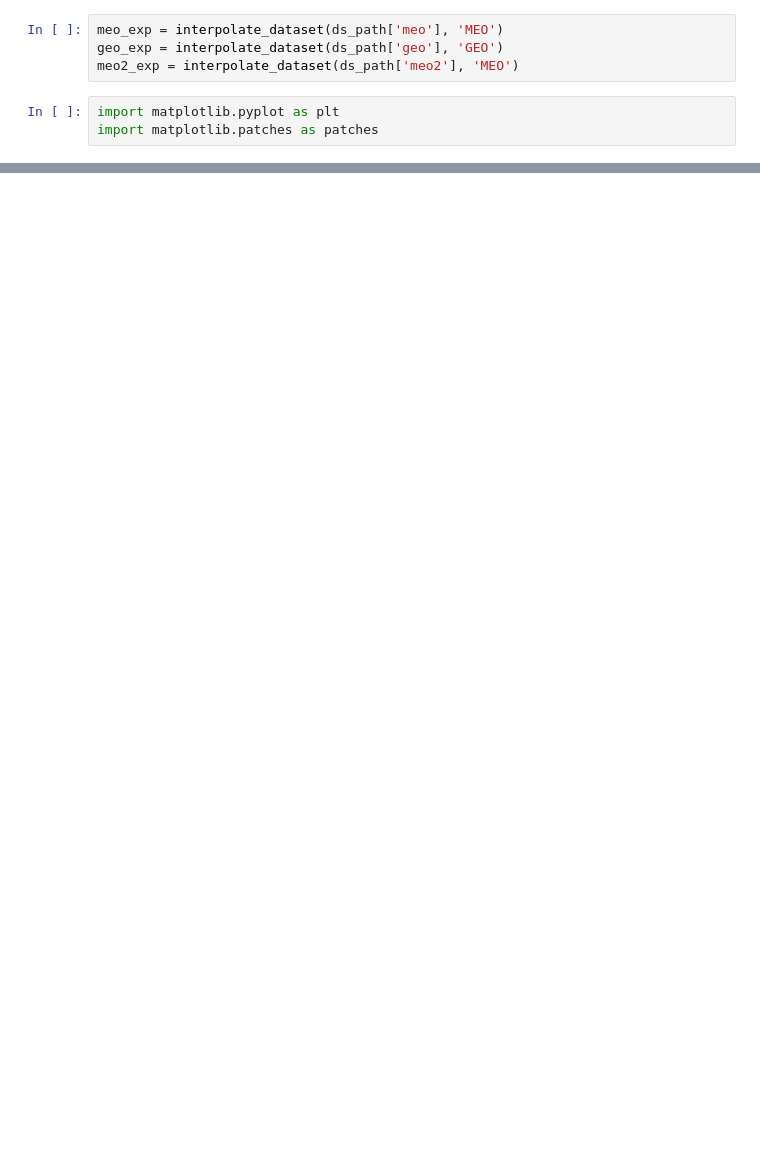
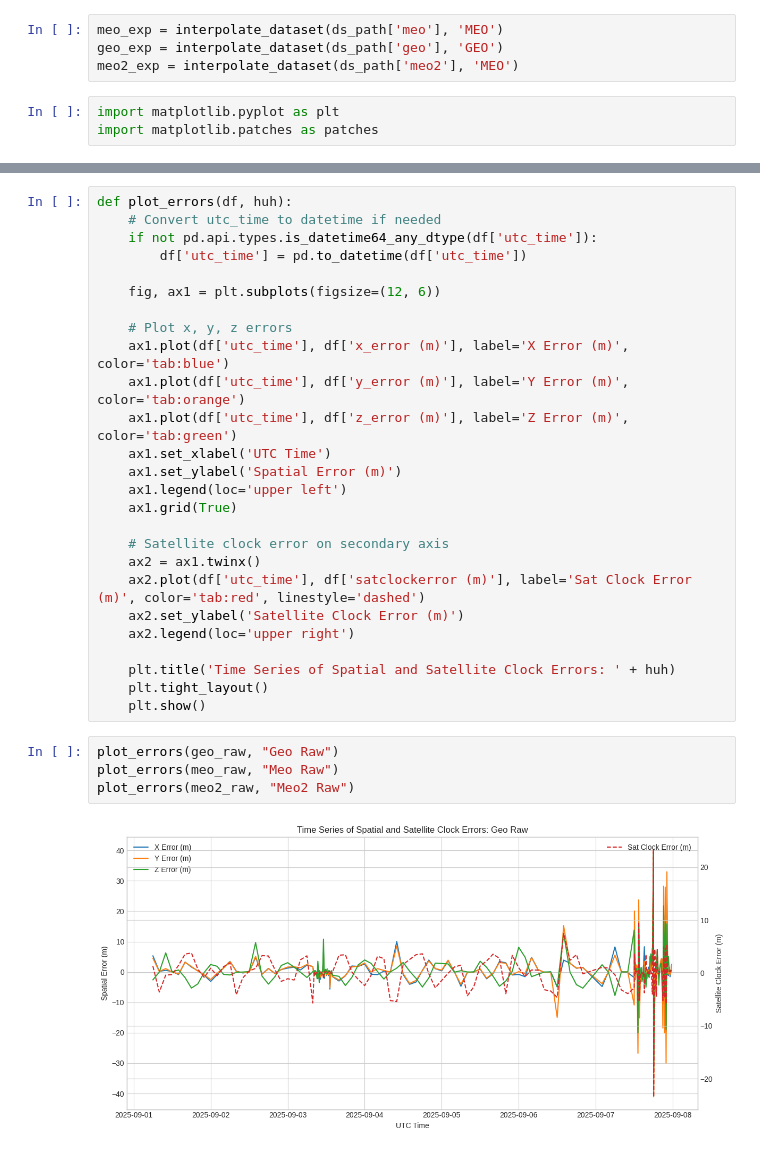
Before and after one commit to Velox0/sih, a Jupyter notebook: main.ipynb, the cells around one changed output, grey strips where cells are left out. Saved outputs shown, nothing was run; the diff lists cells and outputs as text; blank space fills up the shorter version.

```diff
--- a/main.ipynb
+++ b/main.ipynb
@@ -169,3 +174,35 @@ plot_gnss_errors(meo2_exp, 'MEO2 (interpolated) Error Analysis')
 # %% [output]
 [figure]
 [figure]
+# %%
+def plot_errors(df, huh):
+    # Convert utc_time to datetime if needed
+    if not pd.api.types.is_datetime64_any_dtype(df['utc_time']):
+        df['utc_time'] = pd.to_datetime(df['utc_time'])
+
+    fig, ax1 = plt.subplots(figsize=(12, 6))
+
+    # Plot x, y, z errors
+    ax1.plot(df['utc_time'], df['x_error (m)'], label='X Error (m)', color='tab:blue')
+    ax1.plot(df['utc_time'], df['y_error (m)'], label='Y Error (m)', color='tab:orange')
+    ax1.plot(df['utc_time'], df['z_error (m)'], label='Z Error (m)', color='tab:green')
+    ax1.set_xlabel('UTC Time')
+    ax1.set_ylabel('Spatial Error (m)')
+    ax1.legend(loc='upper left')
+    ax1.grid(True)
+
+    # Satellite clock error on secondary axis
+    ax2 = ax1.twinx()
+    ax2.plot(df['utc_time'], df['satclockerror (m)'], label='Sat Clock Error (m)', color='tab:red', linestyle='dashed')
+    ax2.set_ylabel('Satellite Clock Error (m)')
+    ax2.legend(loc='upper right')
+
+    plt.title('Time Series of Spatial and Satellite Clock Errors: ' + huh)
+    plt.tight_layout()
+    plt.show()
+# %%
+plot_errors(geo_raw, "Geo Raw")
+plot_errors(meo_raw, "Meo Raw")
+plot_errors(meo2_raw, "Meo2 Raw")
+# %% [output]
+[figure, added]
```
Also changed, not shown: parts of 6 cells of this notebook.
